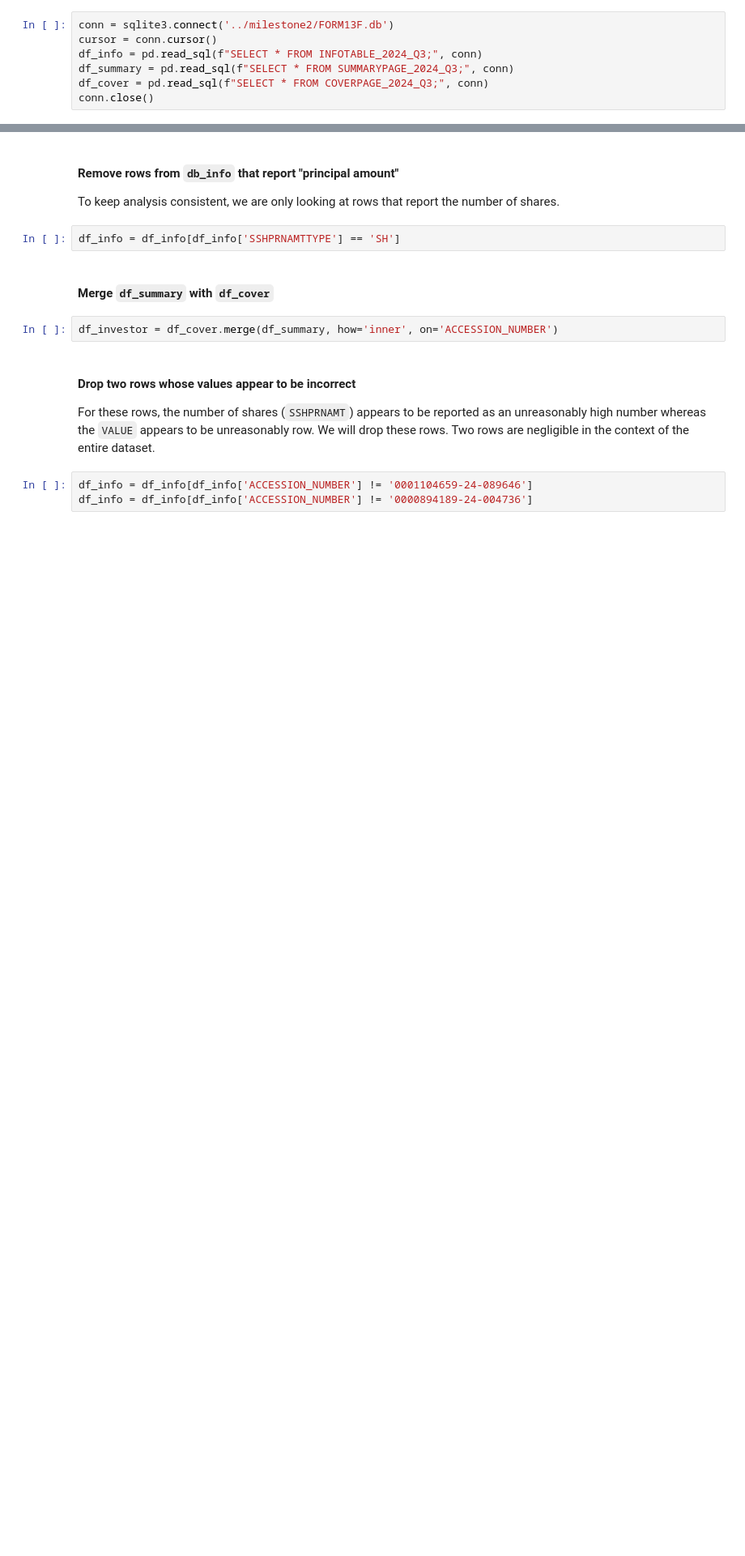
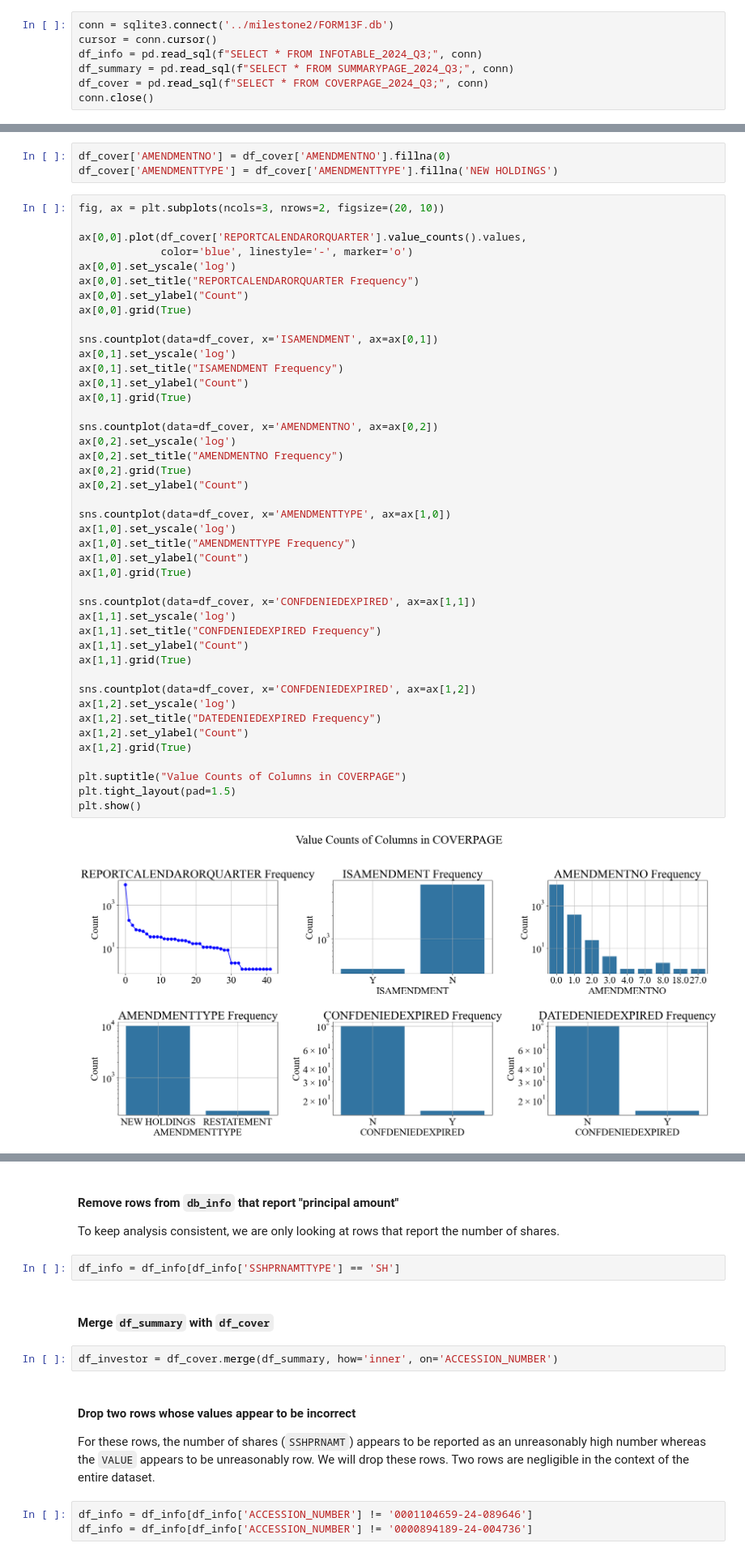
Before and after one commit to NathanDennis1/Modeling-Financial-Portfolios, a Jupyter notebook: milestone3/milestone3.ipynb, the cells around one changed output, grey strips where cells are left out. Shown at 81% size. Cells and saved outputs as stored; diff of their text form; blank space fills up the shorter version.

```diff
--- a/milestone3/milestone3.ipynb
+++ b/milestone3/milestone3.ipynb
@@ -31,0 +287,48 @@ conn.close()
+# %%
+df_cover['AMENDMENTNO'] = df_cover['AMENDMENTNO'].fillna(0)
+df_cover['AMENDMENTTYPE'] = df_cover['AMENDMENTTYPE'].fillna('NEW HOLDINGS')
+# %%
+fig, ax = plt.subplots(ncols=3, nrows=2, figsize=(20, 10))
+
+ax[0,0].plot(df_cover['REPORTCALENDARORQUARTER'].value_counts().values,
+             color='blue', linestyle='-', marker='o')
+ax[0,0].set_yscale('log')
+ax[0,0].set_title("REPORTCALENDARORQUARTER Frequency")
+ax[0,0].set_ylabel("Count")
+ax[0,0].grid(True)
+
+sns.countplot(data=df_cover, x='ISAMENDMENT', ax=ax[0,1])
+ax[0,1].set_yscale('log')
+ax[0,1].set_title("ISAMENDMENT Frequency")
+ax[0,1].set_ylabel("Count")
+ax[0,1].grid(True)
+
+sns.countplot(data=df_cover, x='AMENDMENTNO', ax=ax[0,2])
+ax[0,2].set_yscale('log')
+ax[0,2].set_title("AMENDMENTNO Frequency")
+ax[0,2].grid(True)
+ax[0,2].set_ylabel("Count")
+
+sns.countplot(data=df_cover, x='AMENDMENTTYPE', ax=ax[1,0])
+ax[1,0].set_yscale('log')
+ax[1,0].set_title("AMENDMENTTYPE Frequency")
+ax[1,0].set_ylabel("Count")
+ax[1,0].grid(True)
+
+sns.countplot(data=df_cover, x='CONFDENIEDEXPIRED', ax=ax[1,1])
+ax[1,1].set_yscale('log')
+ax[1,1].set_title("CONFDENIEDEXPIRED Frequency")
+ax[1,1].set_ylabel("Count")
+ax[1,1].grid(True)
+
+sns.countplot(data=df_cover, x='CONFDENIEDEXPIRED', ax=ax[1,2])
+ax[1,2].set_yscale('log')
+ax[1,2].set_title("DATEDENIEDEXPIRED Frequency")
+ax[1,2].set_ylabel("Count")
+ax[1,2].grid(True)
+
+plt.suptitle("Value Counts of Columns in COVERPAGE")
+plt.tight_layout(pad=1.5)
+plt.show()
+# %% [output]
+[figure, added]
```
Also changed, not shown: parts of 59 cells of this notebook, 3 other files.
